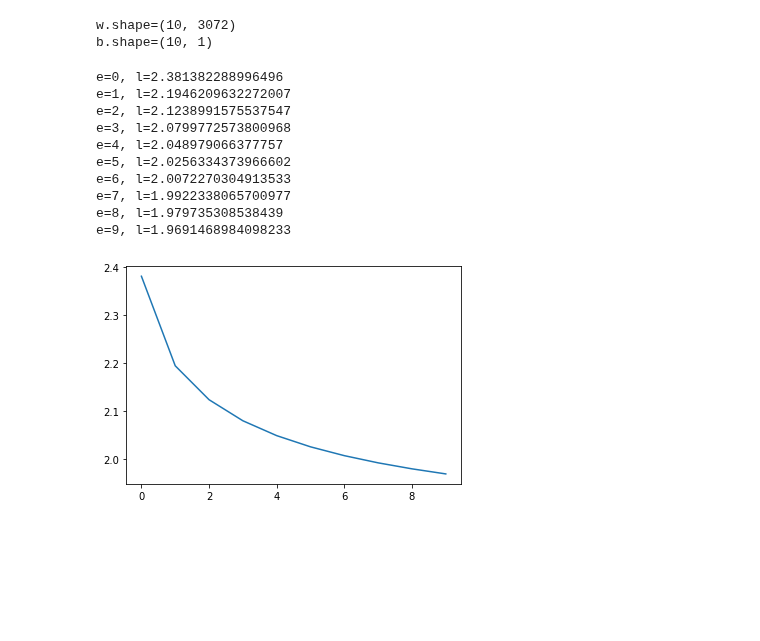
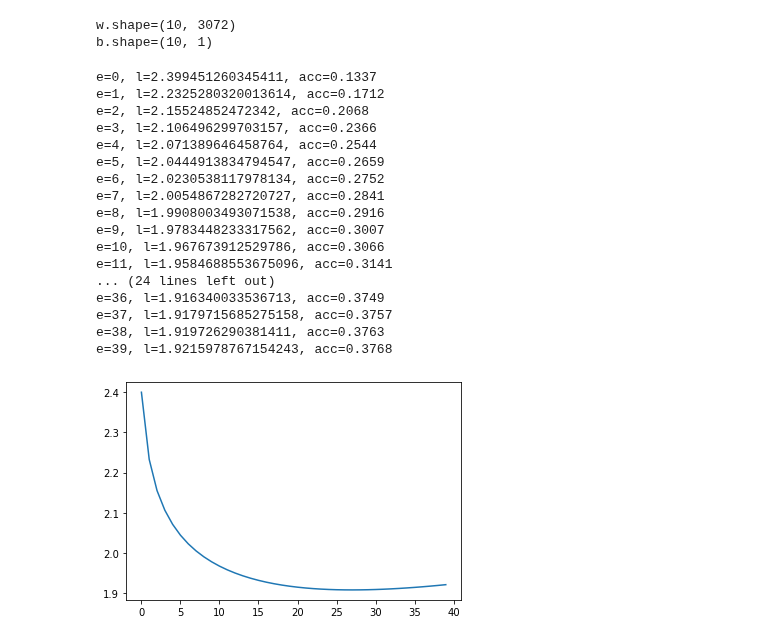
Before and after one commit to mark-antal-csizmadia/nn-blocks, a Jupyter notebook: one_layer_nn.ipynb, the cells around one changed output. Cells and saved outputs as stored; diff of their text form; code cells hidden in the pictures; blank space fills up the shorter version.

```diff
--- a/one_layer_nn.ipynb
+++ b/one_layer_nn.ipynb
@@ -177,6 +177,10 @@ class OneLayerNN():
         #print(f"l={l}")
         return l
 
+    def accuracy(self, y_hat, y):
+        n = y.shape[0]
+        return np.where(y_hat == y)[0].size / n
+
     def forward_pass(self, x, y):
         s = self.dense_forward(x)
         #print(f"s.shape={s.shape}")
@@ -210,7 +214,8 @@ class OneLayerNN():
         for epoch in range(n_epochs):
             l, y_hat = self.step(x, y)
             loss_history.append(l)
-            print(f"e={epoch}, l={l}")
+            acc = self.accuracy(y_hat, y)
+            print(f"e={epoch}, l={l}, acc={acc}")
 
         plt.plot(loss_history)
 
@@ -225,18 +230,25 @@ print(nn)
 # %% [output]
 w.shape=(10, 3072)
 b.shape=(10, 1)
-# %%
-n_epochs = 10
-nn.fit(x=x_train, y=y_train, n_epochs=n_epochs)
-# %% [output]
-e=0, l=2.381382288996496
-e=1, l=2.1946209632272007
-e=2, l=2.1238991575537547
-e=3, l=2.0799772573800968
-e=4, l=2.048979066377757
-e=5, l=2.0256334373966602
-e=6, l=2.0072270304913533
-e=7, l=1.9922338065700977
-e=8, l=1.979735308538439
-e=9, l=1.9691468984098233
-[figure, removed]
+# %%
+n_epochs = 40
+nn.fit(x=x_train, y=y_train, n_epochs=n_epochs)
+# %% [output]
+e=0, l=2.399451260345411, acc=0.1337
+e=1, l=2.2325280320013614, acc=0.1712
+e=2, l=2.15524852472342, acc=0.2068
+e=3, l=2.106496299703157, acc=0.2366
+e=4, l=2.071389646458764, acc=0.2544
+e=5, l=2.0444913834794547, acc=0.2659
+e=6, l=2.0230538117978134, acc=0.2752
+e=7, l=2.0054867282720727, acc=0.2841
+e=8, l=1.9908003493071538, acc=0.2916
+e=9, l=1.9783448233317562, acc=0.3007
+e=10, l=1.967673912529786, acc=0.3066
+e=11, l=1.9584688553675096, acc=0.3141
+... (24 lines left out)
+e=36, l=1.916340033536713, acc=0.3749
+e=37, l=1.9179715685275158, acc=0.3757
+e=38, l=1.919726290381411, acc=0.3763
+e=39, l=1.9215978767154243, acc=0.3768
+[figure, added]
```
